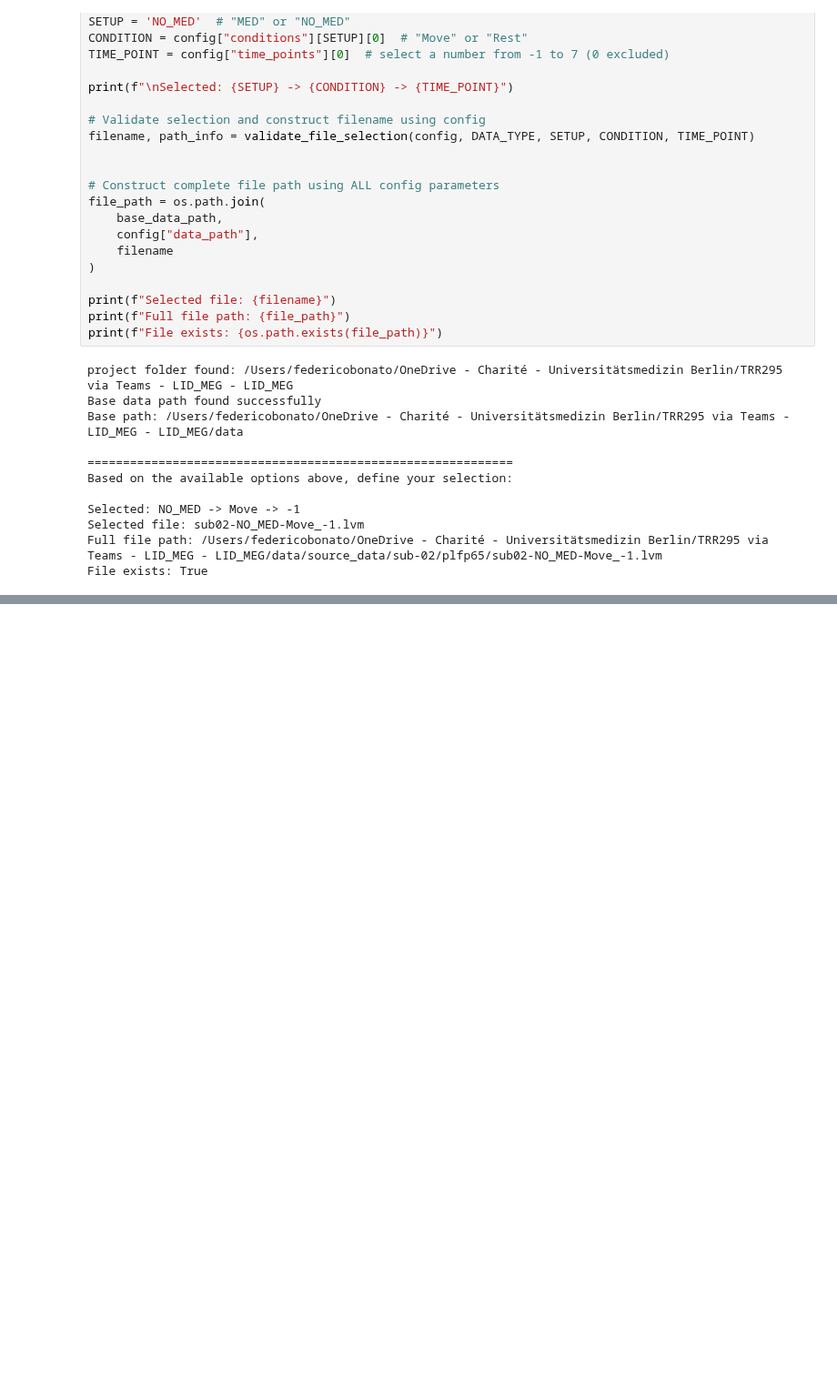
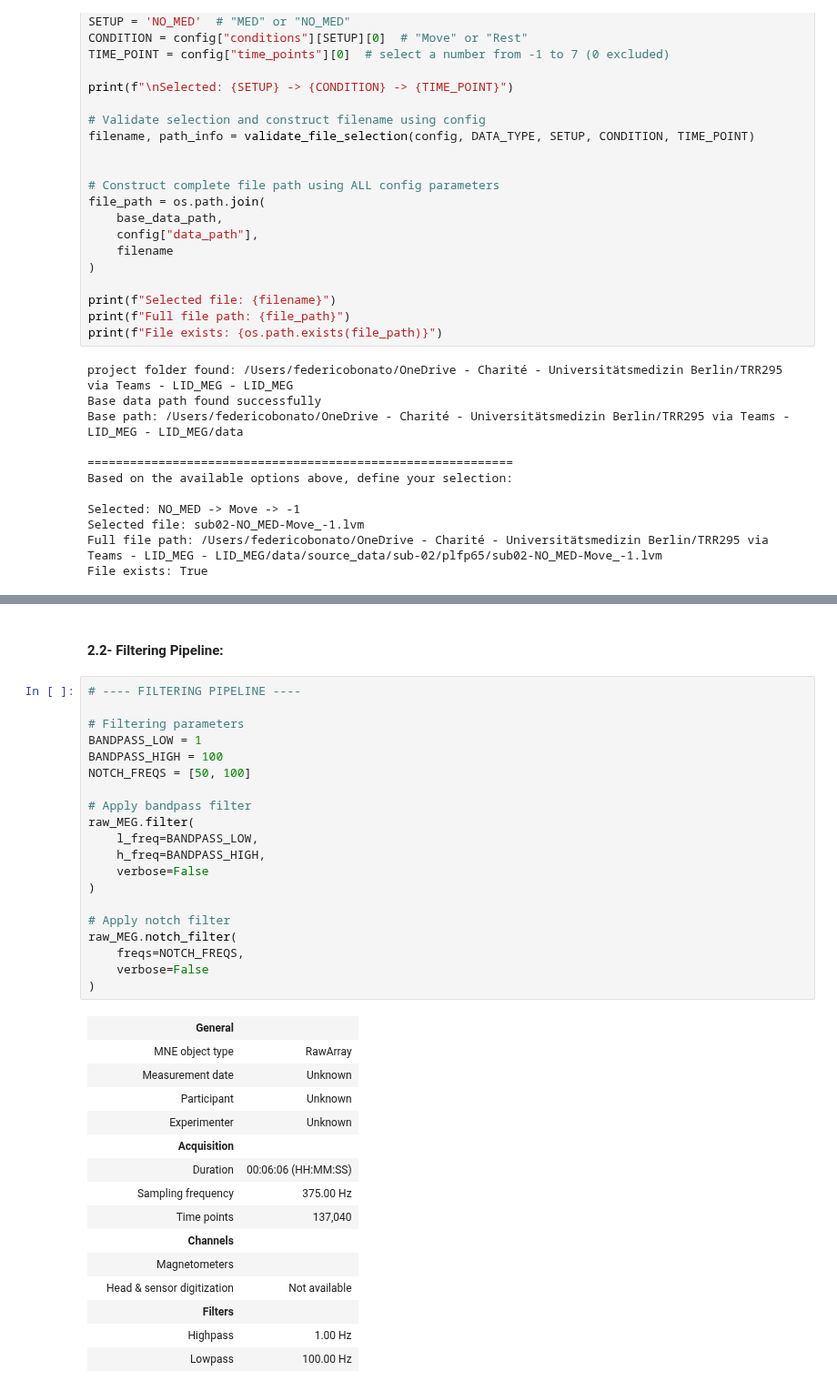
Before and after one commit to jgvhabets/lid_opm, a Jupyter notebook: MEG-EMG-Analysis/Code/notebook/sub-02_preprocessing.ipynb, the cells around one changed output, grey strips where cells are left out. Shown at 91% size. Saved outputs shown, nothing was run; the diff lists cells and outputs as text; blank space fills up the shorter version.

```diff
--- a/MEG-EMG-Analysis/Code/notebook/sub-02_preprocessing.ipynb
+++ b/MEG-EMG-Analysis/Code/notebook/sub-02_preprocessing.ipynb
@@ -141,0 +220,38 @@ Time    12:44:10.1353811994194984436
+# %% [markdown]
+#### 2.2- Filtering Pipeline:
+# %%
+# ---- FILTERING PIPELINE ----
+
+# Filtering parameters
+BANDPASS_LOW = 1
+BANDPASS_HIGH = 100
+NOTCH_FREQS = [50, 100]
+
+# Apply bandpass filter
+raw_MEG.filter(
+    l_freq=BANDPASS_LOW,
+    h_freq=BANDPASS_HIGH,
+    verbose=False
+)
+
+# Apply notch filter
+raw_MEG.notch_filter(
+    freqs=NOTCH_FREQS,
+    verbose=False
+)
+# %% [output]
+|  | General |  |
+|  | MNE object type | RawArray |
+|  | Measurement date | Unknown |
+|  | Participant | Unknown |
+|  | Experimenter | Unknown |
+|  | Acquisition |  |
+|  | Duration | 00:06:06 (HH:MM:SS) |
+|  | Sampling frequency | 375.00 Hz |
+|  | Time points | 137,040 |
+|  | Channels |  |
+|  | Magnetometers |  |
+|  | Head & sensor digitization | Not available |
+|  | Filters |  |
+|  | Highpass | 1.00 Hz |
+|  | Lowpass | 100.00 Hz |
```
Also changed, not shown: parts of 13 cells of this notebook, 2 other files.
